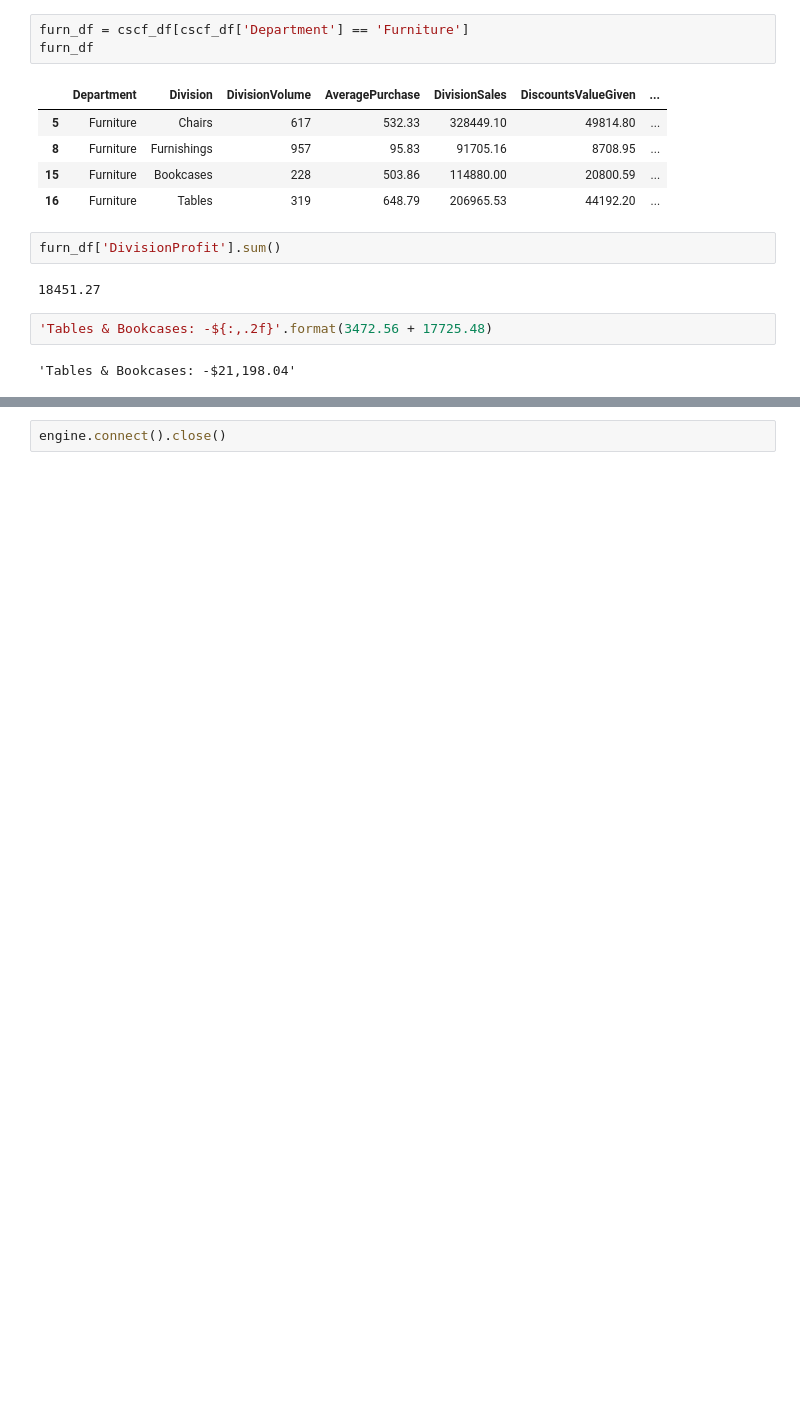
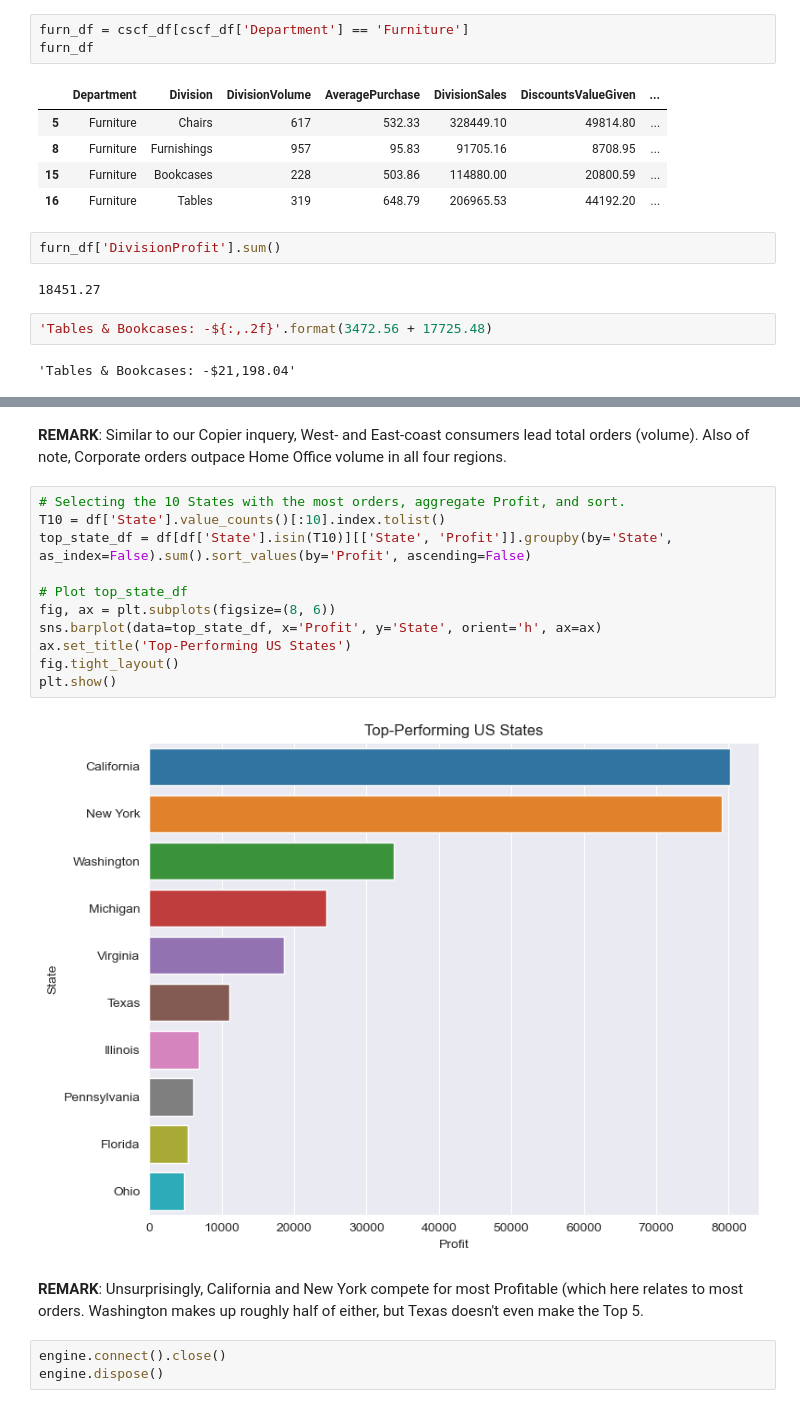
Before and after one commit to Road2Data/P4-Superstore-Sales, a Jupyter notebook: analyses/categorical_analysis.ipynb, the cells around one changed output, grey strips where cells are left out. Cells and saved outputs as stored; diff of their text form; blank space fills up the shorter version.

```diff
--- a/analyses/categorical_analysis.ipynb
+++ b/analyses/categorical_analysis.ipynb
@@ -171,2 +191,20 @@ furn_df['DivisionProfit'].sum()
+# %% [markdown]
+**REMARK**: Similar to our Copier inquery, West- and East-coast consumers lead total orders (volume). Also of note, Corporate orders outpace Home Office volume in all four regions.
+# %%
+# Selecting the 10 States with the most orders, aggregate Profit, and sort.
+T10 = df['State'].value_counts()[:10].index.tolist()
+top_state_df = df[df['State'].isin(T10)][['State', 'Profit']].groupby(by='State', as_index=False).sum().sort_values(by='Profit', ascending=False)
+
+# Plot top_state_df
+fig, ax = plt.subplots(figsize=(8, 6))
+sns.barplot(data=top_state_df, x='Profit', y='State', orient='h', ax=ax)
+ax.set_title('Top-Performing US States')
+fig.tight_layout()
+plt.show()
+# %% [output]
+[figure, added]
+# %% [markdown]
+**REMARK**: Unsurprisingly, California and New York compete for most Profitable (which here relates to most orders. Washington makes up roughly half of either, but Texas doesn't even make the Top 5.
 # %%
 engine.connect().close()
+engine.dispose()
```
Also changed, not shown: parts of 5 cells of this notebook, 4 other files.
